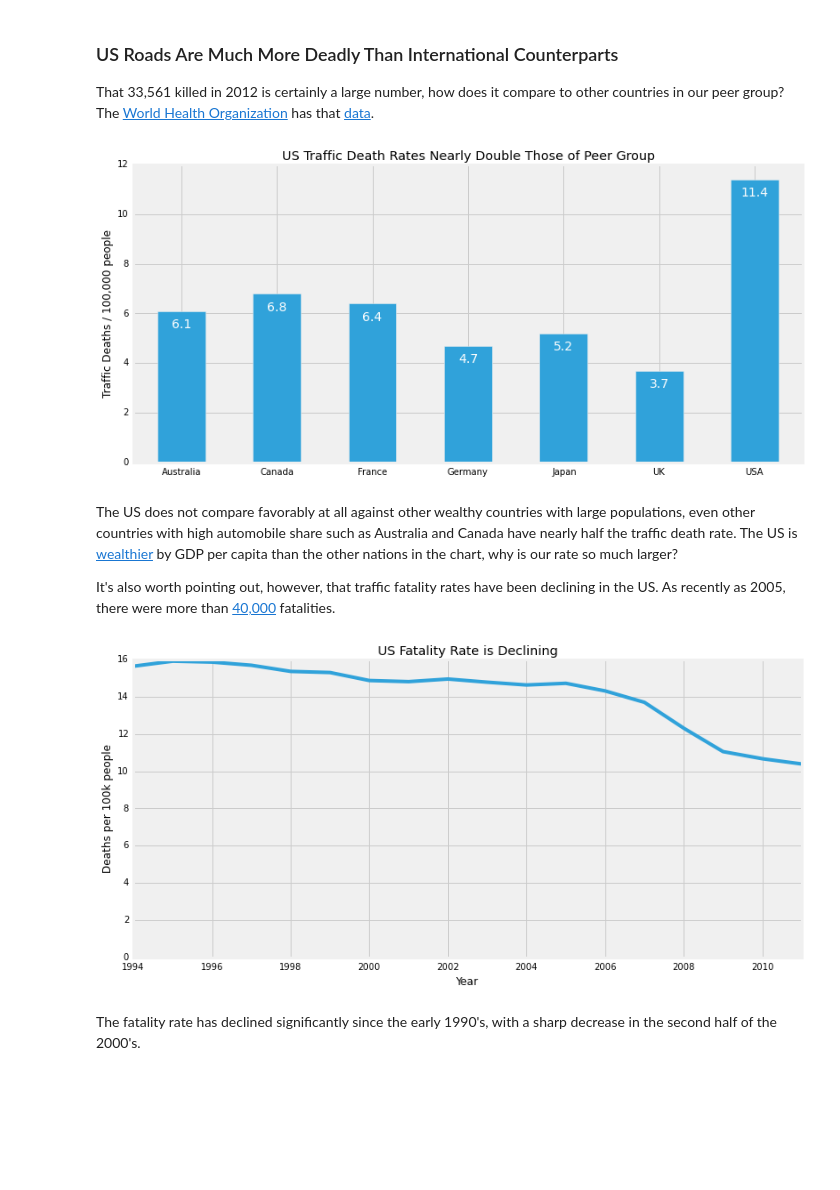
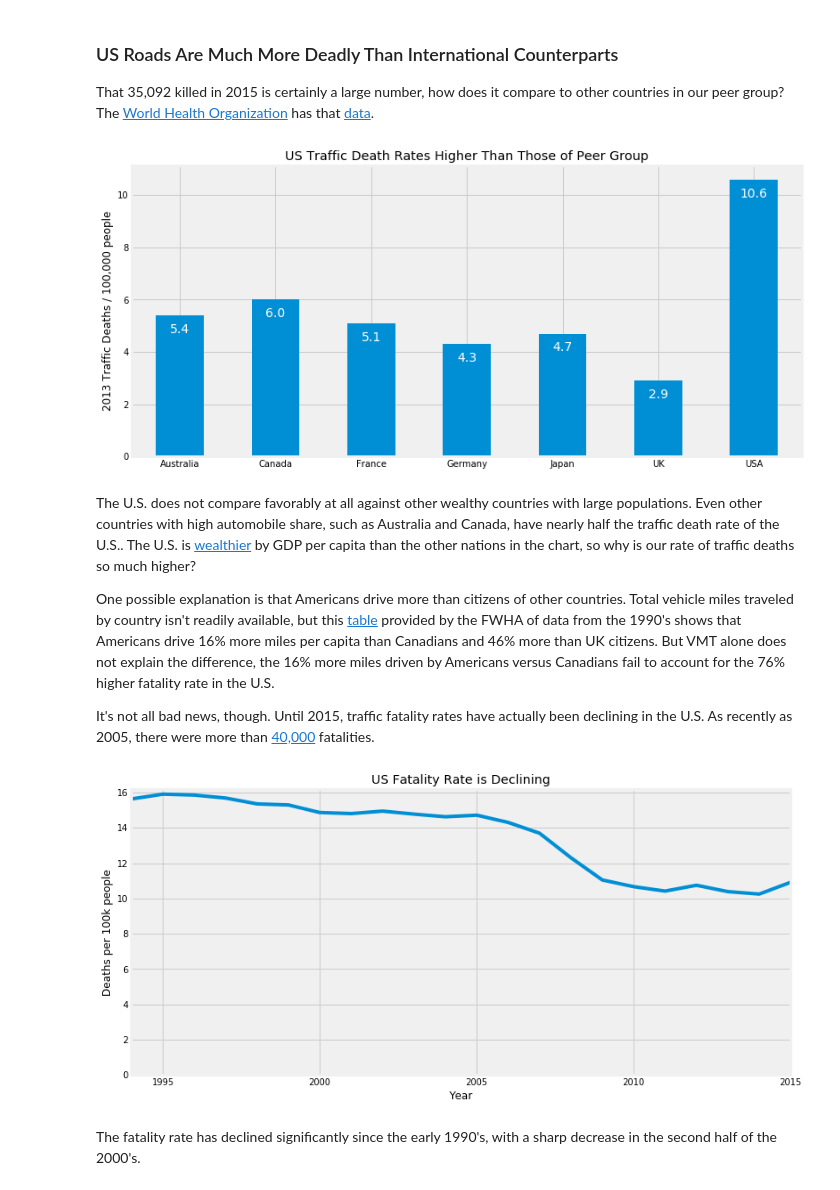
Before and after one commit to benvandyke/us-traffic-fatalities, a Jupyter notebook: Traffic-Fatalities-Analysis.ipynb, the cells around one changed output. Saved outputs shown, nothing was run; the diff lists cells and outputs as text; code cells hidden in the pictures; blank space fills up the shorter version.

```diff
--- a/Traffic-Fatalities-Analysis.ipynb
+++ b/Traffic-Fatalities-Analysis.ipynb
@@ -91,15 +73,23 @@ That's a difficult question to answer. The automobile industry is a very importa
 # %% [markdown]
 ### US Roads Are Much More Deadly Than International Counterparts
 
-That 33,561 killed in 2012 is certainly a large number, how does it compare to other countries in our peer group? The [World Health Organization](http://www.who.int/en/) has that [data](http://apps.who.int/gho/data/node.main.A997).
+That 35,092 killed in 2015 is certainly a large number, how does it compare to other countries in our peer group? The [World Health Organization](http://www.who.int/en/) has that [data](http://apps.who.int/gho/data/node.main.A997).
 # %%
-wvf = pd.read_csv('data/world_death_rates.csv', index_col=0)
+df_who = pd.read_csv('data/who_2013_traffic_deaths.csv', index_col=0, skiprows=1,
+                     names=['Country', 'Deaths', 'Death Rate'])
 plt.figure(figsize=(12,6))
 
-ax = wvf['Death_Rate'].plot(kind='bar')
-plt.ylabel("Traffic Deaths / 100,000 people")
-plt.title("US Traffic Death Rates Nearly Double Those of Peer Group")
-plt.xticks(rotation=0)
+# group of peer countries
+country_group = ['Australia', 'Canada', 'France', 'Germany', 'Japan',
+                 'United Kingdom of Great Britain and Northern Ireland', 'United States of America']
+# labels for plot
+country_labels = ['Australia', 'Canada', 'France', 'Germany', 'Japan',
+                 'UK', 'USA']
+
+ax = df_who.loc[country_group]['Death Rate'].plot(kind='bar')
+plt.ylabel("2013 Traffic Deaths / 100,000 people")
+plt.title("US Traffic Death Rates Higher Than Those of Peer Group")
+plt.xticks(np.arange(len(country_group)), country_labels, rotation=0)
 plt.xlabel('')
 
 rects = ax.patches
@@ -115,26 +105,32 @@ autolabel(rects)
 
 plt.show()
 # %% [output]
-[figure, old version]
+[figure, new version]
 # %% [markdown]
-The US does not compare favorably at all against other wealthy countries with large populations, even other countries with high automobile share such as Australia and Canada have nearly half the traffic death rate. The US is [wealthier](http://en.wikipedia.org/wiki/List_of_countries_by_GDP_%28PPP%29_per_capita) by GDP per capita than the other nations in the chart, why is our rate so much larger?
+The U.S. does not compare favorably at all against other wealthy countries with large populations. Even other countries with high automobile share, such as Australia and Canada, have nearly half the traffic death rate of the U.S.. The U.S. is [wealthier](http://en.wikipedia.org/wiki/List_of_countries_by_GDP_%28PPP%29_per_capita) by GDP per capita than the other nations in the chart, so why is our rate of traffic deaths so much higher?
 
-It's also worth pointing out, however, that traffic fatality rates have been declining in the US. As recently as 2005, there were more than [40,000](http://www-fars.nhtsa.dot.gov/Trends/TrendsGeneral.aspx) fatalities.
+One possible explanation is that Americans drive more than citizens of other countries. Total vehicle miles traveled by country isn't readily available, but this [table](https://www.fhwa.dot.gov/ohim/onh00/bar4.htm) provided by the FWHA of data from the 1990's shows that Americans drive 16% more miles per capita than Canadians and 46% more than UK citizens. But VMT alone does not explain the difference, the 16% more miles driven by Americans versus Canadians fail to account for the 76% higher fatality rate in the U.S.
+
+It's not all bad news, though. Until 2015, traffic fatality rates have actually been declining in the U.S. As recently as 2005, there were more than [40,000](http://www-fars.nhtsa.dot.gov/Trends/TrendsGeneral.aspx) fatalities.
 # %%
 # Load FARS fatality time series
-ftf = pd.read_csv('data/fatal_trends.txt',delimiter='\t')
-ftf = ftf.set_index('Year')
+df_annual = pd.read_csv('data/fars_annual_trend.txt',delimiter='\t')
+df_annual['Year'] = pd.to_datetime(df_annual['Year'], format='%Y')
+series_annual = df_annual.set_index('Year')['Fatality Rate per 100,000 Population']
+# Add 2015 per capita, US 2015 Population available here:
+# https://factfinder.census.gov/faces/tableservices/jsf/pages/productview.xhtml?pid=PEP_2015_PEPANNRES&src=pt
+series_annual[pd.to_datetime('2015-01-01')] = 35092 / (321418820 / 100000)
 
 plt.figure(figsize=(12,6))
-ftf['Fatality Rate per 100,000 Population'].plot()
+series_annual.plot()
 
 plt.ylim(0)
 plt.title('US Fatality Rate is Declining')
 plt.ylabel('Deaths per 100k people')
 
 plt.show()
 # %% [output]
-[figure, old version]
+[figure, new version]
 # %% [markdown]
 The fatality rate has declined significantly since the early 1990's, with a sharp decrease in the second half of the 2000's.
 # %%
```
Also changed, not shown: parts of 23 cells of this notebook, 3 other files.
